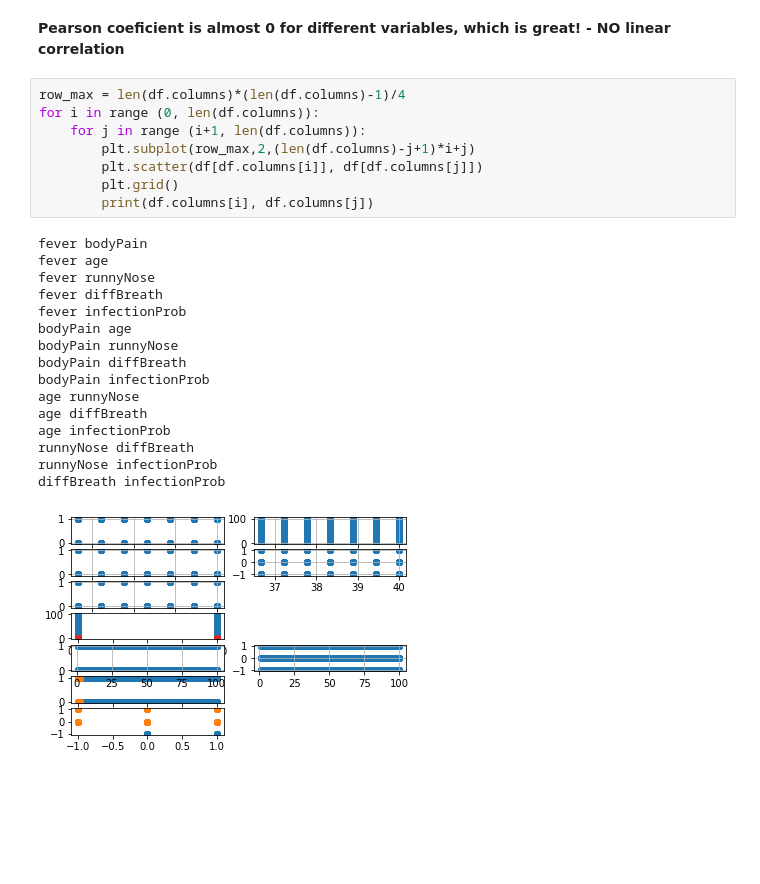
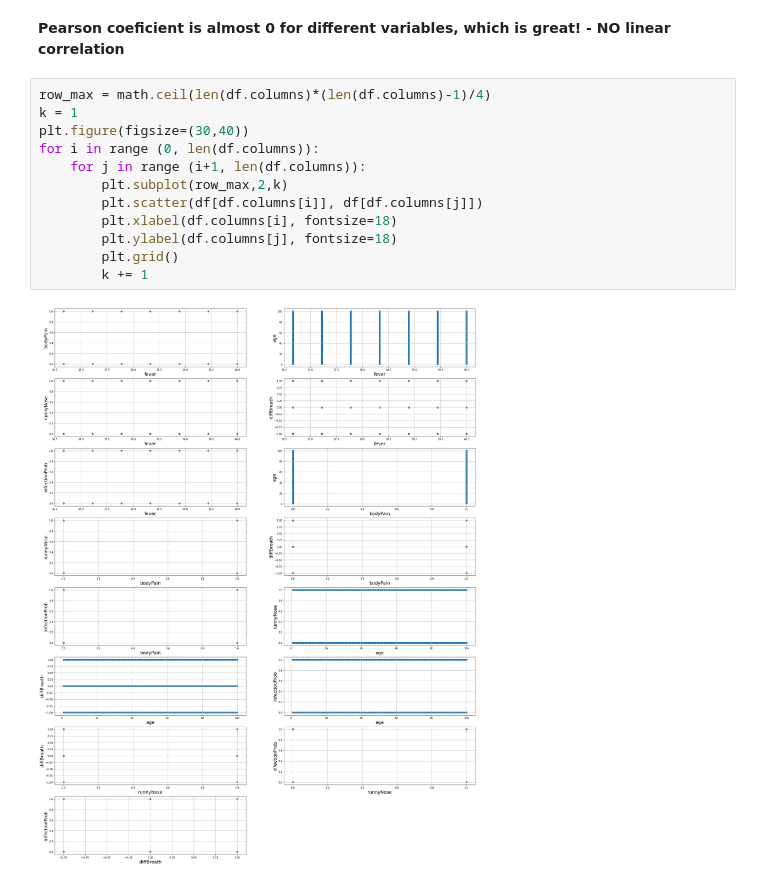
Before and after one commit to renato37/diplomski_rad, a Jupyter notebook: covid_symptomps/EDA.ipynb, the cells around one changed output. Drawn from its saved outputs; the diff is of its cells as text; blank space fills up the shorter version.

```diff
--- a/covid_symptomps/EDA.ipynb
+++ b/covid_symptomps/EDA.ipynb
@@ -105,27 +108,16 @@ df.corr()
 # %% [markdown]
 **Pearson coeficient is almost 0 for different variables, which is great! - NO linear correlation**
 # %%
-row_max = len(df.columns)*(len(df.columns)-1)/4
+row_max = math.ceil(len(df.columns)*(len(df.columns)-1)/4)
+k = 1
+plt.figure(figsize=(30,40))
 for i in range (0, len(df.columns)):
     for j in range (i+1, len(df.columns)):
-        plt.subplot(row_max,2,(len(df.columns)-j+1)*i+j)
+        plt.subplot(row_max,2,k)
         plt.scatter(df[df.columns[i]], df[df.columns[j]])
+        plt.xlabel(df.columns[i], fontsize=18)
+        plt.ylabel(df.columns[j], fontsize=18)
         plt.grid()
-        print(df.columns[i], df.columns[j])
+        k += 1
 # %% [output]
-fever bodyPain
-fever age
-fever runnyNose
-fever diffBreath
-fever infectionProb
-bodyPain age
-bodyPain runnyNose
-bodyPain diffBreath
-bodyPain infectionProb
-age runnyNose
-age diffBreath
-age infectionProb
-runnyNose diffBreath
-runnyNose infectionProb
-diffBreath infectionProb
-[figure, old version]
+[figure, new version]
```
Also changed, not shown: parts of 4 cells of this notebook.
